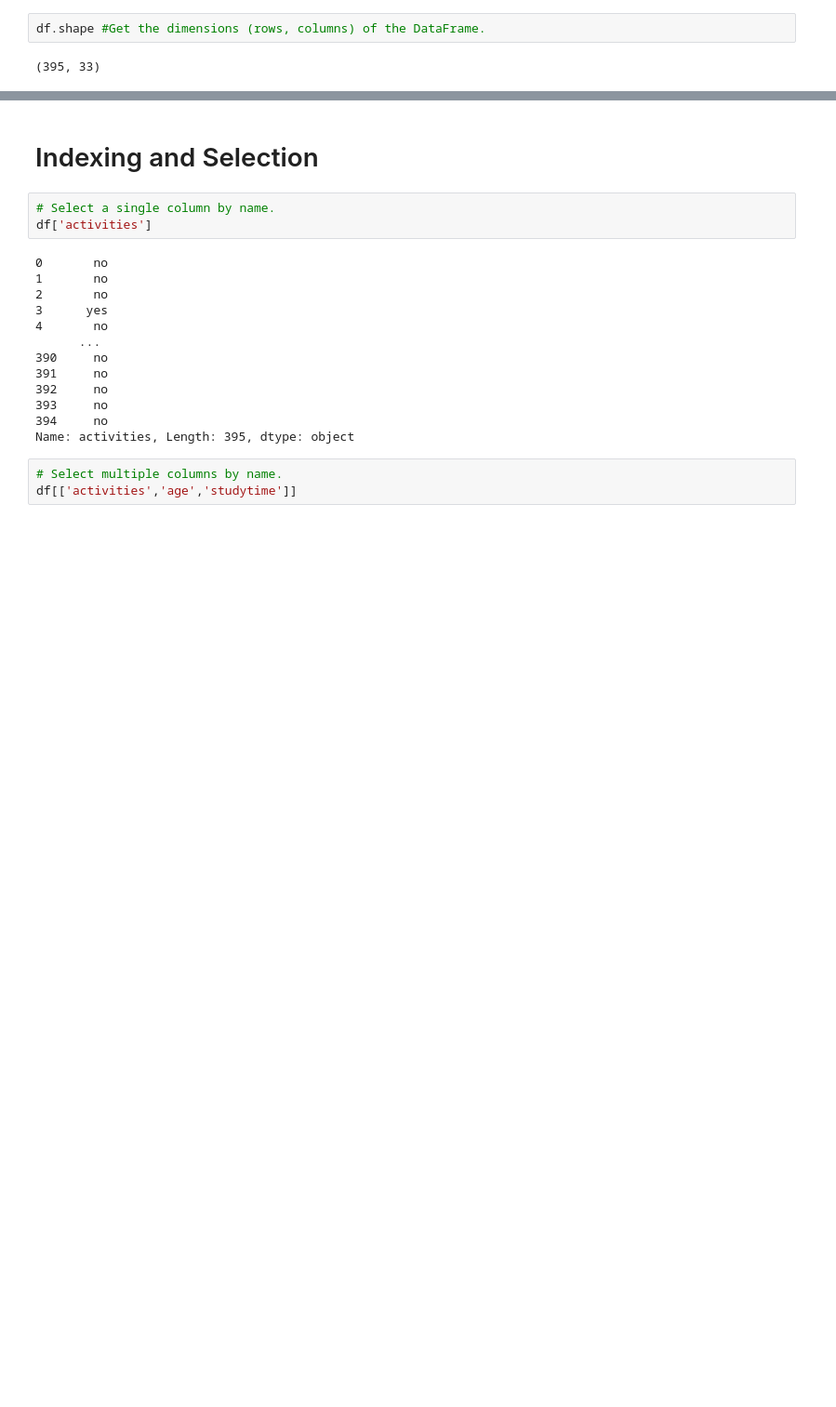
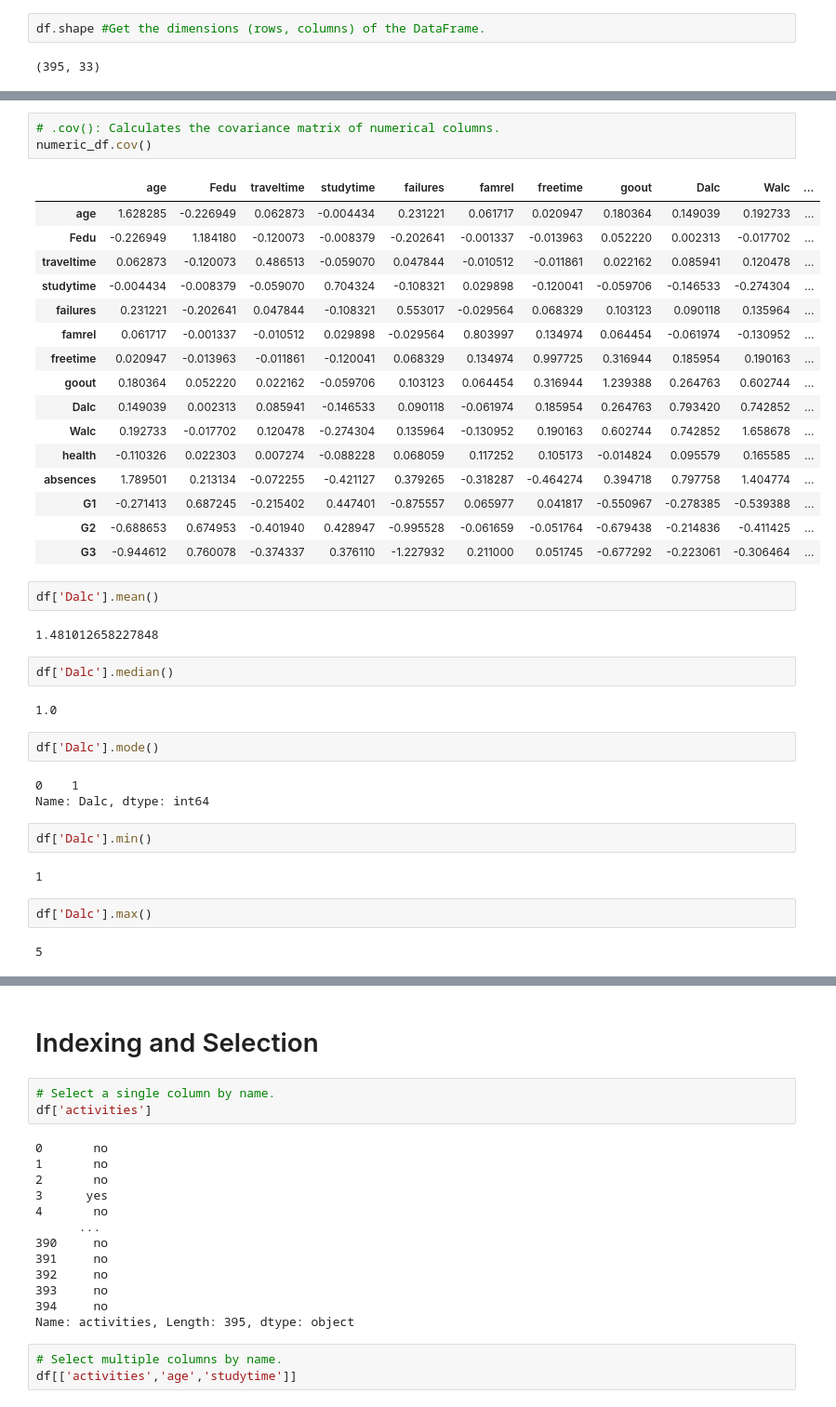
Before and after one commit to Harshraj77/data_science_and_ml_learning, a Jupyter notebook: pandas/zero_to_hero.ipynb, the cells around one changed output, grey strips where cells are left out. Shown at 93% size. Drawn from its saved outputs; the diff is of its cells as text; blank space fills up the shorter version.

```diff
--- a/pandas/zero_to_hero.ipynb
+++ b/pandas/zero_to_hero.ipynb
@@ -111,0 +258,41 @@ df.shape #Get the dimensions (rows, columns) of the DataFrame.
+# %%
+# .cov(): Calculates the covariance matrix of numerical columns.
+numeric_df.cov()
+# %% [output]
+|  | age | Fedu | traveltime | studytime | failures | famrel | freetime | goout | Dalc | Walc | ... |
+| age | 1.628285 | -0.226949 | 0.062873 | -0.004434 | 0.231221 | 0.061717 | 0.020947 | 0.180364 | 0.149039 | 0.192733 | ... |
+| Fedu | -0.226949 | 1.184180 | -0.120073 | -0.008379 | -0.202641 | -0.001337 | -0.013963 | 0.052220 | 0.002313 | -0.017702 | ... |
+| traveltime | 0.062873 | -0.120073 | 0.486513 | -0.059070 | 0.047844 | -0.010512 | -0.011861 | 0.022162 | 0.085941 | 0.120478 | ... |
+| studytime | -0.004434 | -0.008379 | -0.059070 | 0.704324 | -0.108321 | 0.029898 | -0.120041 | -0.059706 | -0.146533 | -0.274304 | ... |
+| failures | 0.231221 | -0.202641 | 0.047844 | -0.108321 | 0.553017 | -0.029564 | 0.068329 | 0.103123 | 0.090118 | 0.135964 | ... |
+| famrel | 0.061717 | -0.001337 | -0.010512 | 0.029898 | -0.029564 | 0.803997 | 0.134974 | 0.064454 | -0.061974 | -0.130952 | ... |
+| freetime | 0.020947 | -0.013963 | -0.011861 | -0.120041 | 0.068329 | 0.134974 | 0.997725 | 0.316944 | 0.185954 | 0.190163 | ... |
+| goout | 0.180364 | 0.052220 | 0.022162 | -0.059706 | 0.103123 | 0.064454 | 0.316944 | 1.239388 | 0.264763 | 0.602744 | ... |
+| Dalc | 0.149039 | 0.002313 | 0.085941 | -0.146533 | 0.090118 | -0.061974 | 0.185954 | 0.264763 | 0.793420 | 0.742852 | ... |
+| Walc | 0.192733 | -0.017702 | 0.120478 | -0.274304 | 0.135964 | -0.130952 | 0.190163 | 0.602744 | 0.742852 | 1.658678 | ... |
+| health | -0.110326 | 0.022303 | 0.007274 | -0.088228 | 0.068059 | 0.117252 | 0.105173 | -0.014824 | 0.095579 | 0.165585 | ... |
+| absences | 1.789501 | 0.213134 | -0.072255 | -0.421127 | 0.379265 | -0.318287 | -0.464274 | 0.394718 | 0.797758 | 1.404774 | ... |
+| G1 | -0.271413 | 0.687245 | -0.215402 | 0.447401 | -0.875557 | 0.065977 | 0.041817 | -0.550967 | -0.278385 | -0.539388 | ... |
+| G2 | -0.688653 | 0.674953 | -0.401940 | 0.428947 | -0.995528 | -0.061659 | -0.051764 | -0.679438 | -0.214836 | -0.411425 | ... |
+| G3 | -0.944612 | 0.760078 | -0.374337 | 0.376110 | -1.227932 | 0.211000 | 0.051745 | -0.677292 | -0.223061 | -0.306464 | ... |
+# %%
+df['Dalc'].mean()
+# %% [output]
+1.481012658227848
+# %%
+df['Dalc'].median()
+# %% [output]
+1.0
+# %%
+df['Dalc'].mode()
+# %% [output]
+0    1
+Name: Dalc, dtype: int64
+# %%
+df['Dalc'].min()
+# %% [output]
+1
+# %%
+df['Dalc'].max()
+# %% [output]
+5
```
Also changed, not shown: parts of 15 cells of this notebook.
